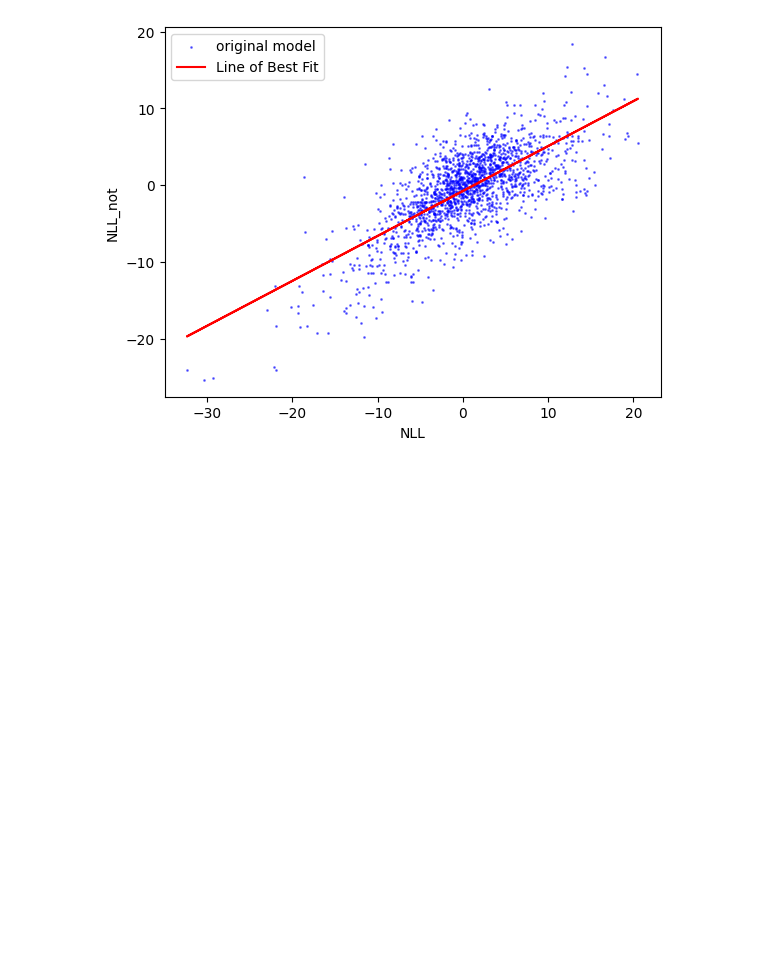
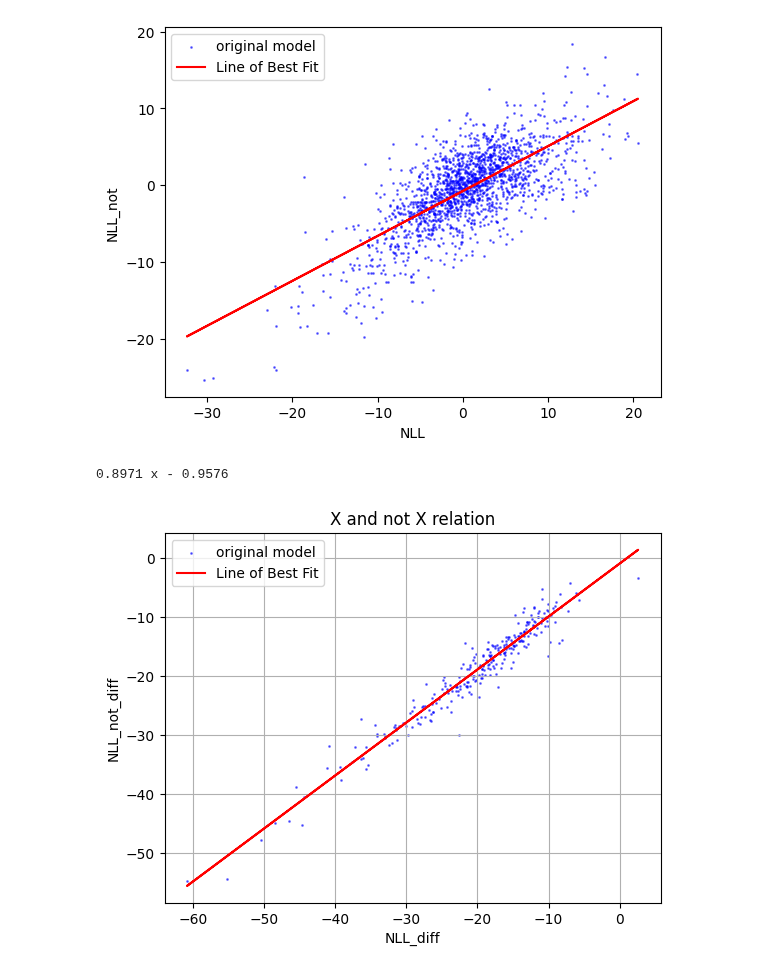
Before and after one commit to JiaxinQin0814/Ripple_Effect_Analysis, a Jupyter notebook: factors_experiments/all_negation_results.ipynb, the cells around one changed output. Drawn from its saved outputs; the diff is of its cells as text; code cells hidden in the pictures; blank space fills up the shorter version.

```diff
--- a/factors_experiments/all_negation_results.ipynb
+++ b/factors_experiments/all_negation_results.ipynb
@@ -2,16 +2,18 @@
 # Negation Curse
 # %%
 # import all_packages
+
 from utils.calculating_probability import *
-torch.cuda.set_device(4)
+model_device = 2
+torch.cuda.set_device(model_device)
+
 from utils.all_imports import *
 
 # import model and test_data
-model,tokenizer,batch_first= load_model_and_tokenizer("/data/chihan3/cache/llama-2/llama-2-7b-hf",None,4)
-hparams = ROMEHyperParams.from_name("llama-7b")
-template = Template(name="default")
-streamer = TextStreamer(tokenizer, skip_prompt=True, skip_special_tokens=True)
-
+# model,tokenizer,batch_first= load_model_and_tokenizer("/data/chihan3/cache/llama-2/llama-2-7b-hf",None,model_device)
+# hparams = ROMEHyperParams.from_name("llama-7b")
+# template = Template(name="default")
+# streamer = TextStreamer(tokenizer, skip_prompt=True, skip_special_tokens=True)
 test_data_path = "/home/qjx0814/Ripple_Effect_Analysis/RippleEdits/InitialExperiments/prompt_data.json"
 with open(test_data_path,"r") as json_file:
     test_data = json.load(json_file)
@@ -285,3 +281,32 @@ plt.legend()
 plt.show()
 # %% [output]
 [figure]
+# %%
+negation_result_path = "/home/qjx0814/Ripple_Effect_Analysis/factors_experiments/results/negation_curse/0--1-llama-7b-202401310638.json"
+with open(negation_result_path,"r") as json_file:
+    negation_result = json.load(json_file)
+# NLL_edited-NLL_orginal ~ NLL_not_edited-NLL_not_original
+nll_diff = [min(i['nll_edited'])-min(i['nll_orginal']) for i in negation_result]
+not_nll_diff = [min(i['nll_not_edited'])-min(i['nll_not_original']) for i in negation_result]
+# plot the scatter figure
+plt.scatter(nll_diff,not_nll_diff,color="blue",label='original model',alpha=0.5,s=1)
+# Fit a line to the dots
+fit = np.polyfit(nll_diff, not_nll_diff, 1)
+fit_fn = np.poly1d(fit)
+plt.plot(nll_diff, fit_fn(nll_diff), color='red', label='Line of Best Fit')
+
+# print the line formula
+print(fit_fn)
+# Add labels and title
+plt.xlabel('NLL_diff')
+plt.ylabel('NLL_not_diff')
+# Add legend
+plt.legend()
+plt.title('X and not X relation')
+plt.grid()
+# Show the plot
+plt.show()
+plt.savefig("plots/negation_curse_x_notx.png")
+# %% [output]
+0.8971 x - 0.9576
+[figure, added]
```
Also changed, not shown: parts of 2 cells of this notebook, 10 other files.
